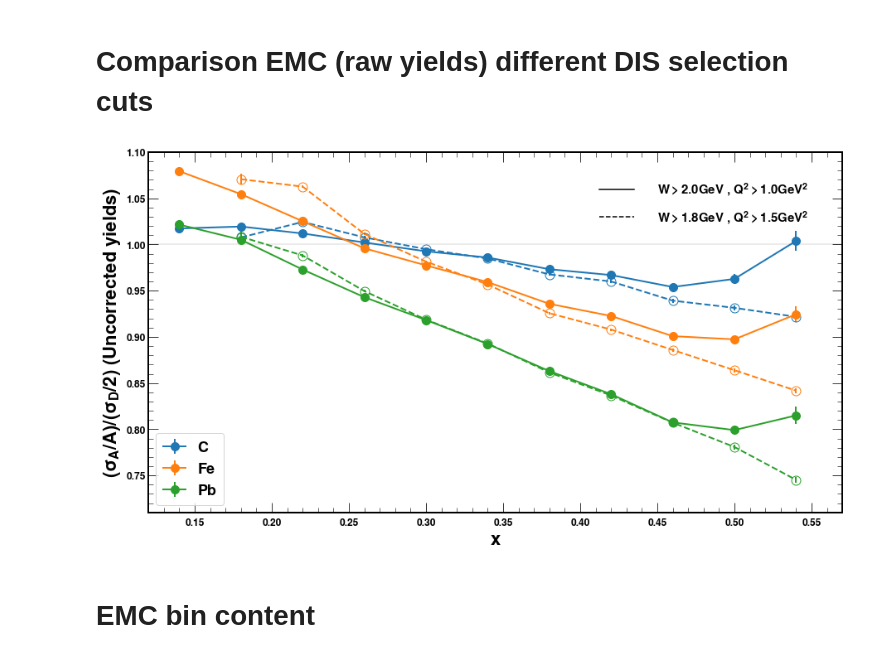
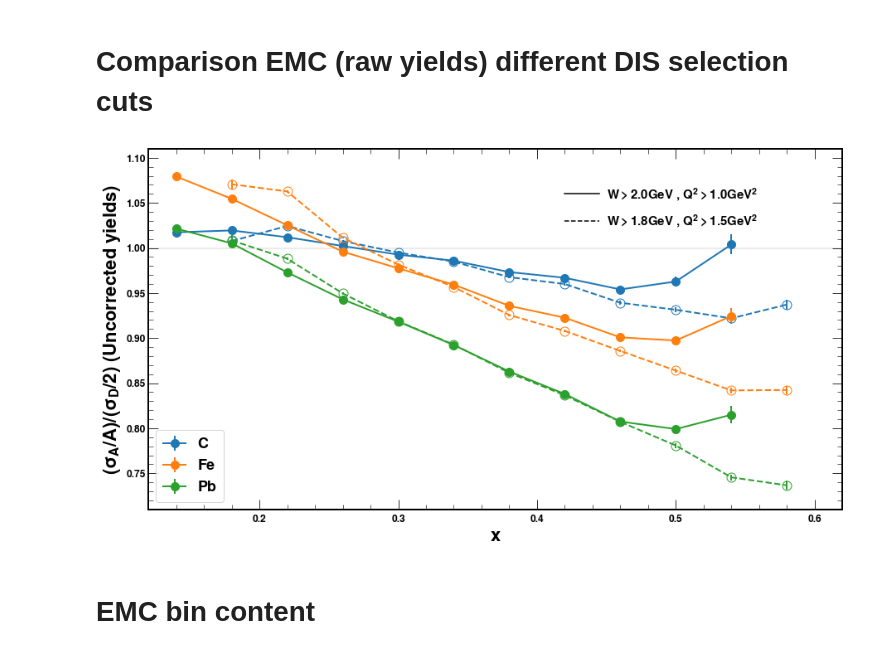
Before and after one commit to smoranvas/RC_studies, a Jupyter notebook: RC_studies.ipynb, the cells around one changed output. Saved outputs shown, nothing was run; the diff lists cells and outputs as text; code cells hidden in the pictures.

```diff
--- a/RC_studies.ipynb
+++ b/RC_studies.ipynb
@@ -440,7 +708,8 @@ plt.show()
 # %%
 fig = plt.figure(figsize=(15,8))
 for target in ['D', 'C', 'Fe', 'Pb']:
-    plt.errorbar(x,y['%s_external_w20_q210_2Dim'%target]/y['%s_external_w20_q210_1Dim'%target],yerr=0,fmt='-',label=target, lw=2)
+    plt.errorbar(x,y['%s_external_w20_q210_2Dim_RC'%target]/y['%s_external_w20_q210_1Dim_RC'%target],yerr=0,
+                 fmt='-',label=target, lw=2)
 plt.ylim([1.015,1.08])
 plt.xlabel('Bins',fontsize=22, fontweight='bold', loc='center')
 plt.ylabel('$\sigma_{Rad}/\sigma_{Born}$ (2D) / $\sigma_{Rad}/\sigma_{Born}$ (1D)',fontsize=22, fontweight='bold', loc='center')
@@ -456,15 +725,17 @@ plt.show()
 # %%
 fig = plt.figure(figsize=(15,8))
 for target in ['D', 'C', 'Fe', 'Pb']:
-    plt.errorbar(x,y['%s_external_w18_q215_2Dim'%target]/y['%s_external_w18_q215_1Dim'%target],yerr=0,fmt='-',label=target, lw=2)
+    plt.errorbar(x_2,y['%s_external_w18_q215_2Dim_RC'%target]/y['%s_external_w18_q215_1Dim_RC'%target],
+                 yerr=0,fmt='-',label=target, lw=2)
 plt.ylim([1.015,1.08])
 plt.xlabel('Bins',fontsize=22, fontweight='bold', loc='center')
-plt.ylabel('$\sigma_{Rad}/\sigma_{Born}$ (2D) / $\sigma_{Rad}/\sigma_{Born}$ (1D)',fontsize=22, loc='center', fontweight='bold')
+plt.ylabel('$\sigma_{Rad}/\sigma_{Born}$ (2D) / $\sigma_{Rad}/\sigma_{Born}$ (1D)',fontsize=22, loc='center',
+           fontweight='bold')
 plt.legend(title='       2D/1D\nW>1.8,Q2>1.5',loc='best',ncol=1,frameon=True,fontsize=18,title_fontsize=18)
 plt.tick_params(axis='both', which='major', labelsize=12)
 plt.tick_params(axis='both', which='minor', labelsize=12)
-plt.savefig('RC_External_w18_q215_2Dto1Dratio_132Bins.pdf', bbox_inches='tight')
-plt.savefig('RC_External_w18_q215_2Dto1Dratio_132Bins.png', bbox_inches='tight')
+plt.savefig('RC_External_w18_q215_2Dto1Dratio_156Bins.pdf', bbox_inches='tight')
+plt.savefig('RC_External_w18_q215_2Dto1Dratio_156Bins.png', bbox_inches='tight')
 
 plt.show()
 # %% [output]
@@ -650,55 +891,56 @@ plt.show()
 emc_raw={}
 # raw means no correction (AC or CC or RC or ISO) to the data
 x_emc_raw = np.array([ 0.14,0.18,0.22,0.26,0.3,0.34,0.38,0.42,0.46,0.5,0.54])
+x_emc_raw_2 = np.array([ 0.14,0.18,0.22,0.26,0.3,0.34,0.38,0.42,0.46,0.5,0.54 , 0.58])
 emc_raw['C_w20_q210']  = np.array([ 1.01732 , 1.01942 , 1.0119 , 1.00218 , 0.992564 , 0.985872 , 0.973232 , 0.966894 , 0.953972 , 0.96275 , 1.00379  ])
 emc_raw['Fe_w20_q210'] = np.array([ 1.07931 , 1.05448 , 1.02515 , 0.99587 , 0.977382 , 0.959292 , 0.935763 , 0.92263 , 0.900789 , 0.897329 , 0.924474  ])
 emc_raw['Pb_w20_q210'] = np.array([ 1.02152 , 1.0051 , 0.972885 , 0.942952 , 0.918253 , 0.892297 , 0.862957 , 0.837995 , 0.807421 , 0.799095 , 0.814977 ])
 
-emc_raw['C_w18_q215']  = np.array([ 0 , 1.00762 , 1.02441 , 1.00771 , 0.994877 , 0.984818 , 0.967578 , 0.959982 , 0.939192 , 0.931417 , 0.921694 ])
-emc_raw['Fe_w18_q215'] = np.array([ 0 , 1.07064 , 1.06264 , 1.01141 , 0.981519 , 0.956677 , 0.925576 , 0.907933 , 0.885801 , 0.863943 , 0.841768 ])
-emc_raw['Pb_w18_q215'] = np.array([ 0 , 1.00833 , 0.988104 , 0.949586 , 0.918684 , 0.8928 , 0.861438 , 0.836536 , 0.807143 , 0.780835 , 0.745218  ])
+emc_raw['C_w18_q215']  = np.array([ 0 , 1.00762 , 1.02441 , 1.00771 , 0.994877 , 0.984818 , 0.967578 , 0.959982 , 0.939192 , 0.931417 , 0.921918 , 0.937192 ])
+emc_raw['Fe_w18_q215'] = np.array([ 0 , 1.07064 , 1.06264 , 1.01141 , 0.981519 , 0.956677 , 0.925576 , 0.907933 , 0.885801 , 0.863943 , 0.84196 , 0.842402 ])
+emc_raw['Pb_w18_q215'] = np.array([ 0 , 1.00833 , 0.988104 , 0.949586 , 0.918684 , 0.8928 , 0.861438 , 0.836536 , 0.807143 , 0.780835 , 0.745555 , 0.736692 ])
 
 emc_raw['C_w20_q210_err']  = np.array([ 0.00164359 , 0.00107071 , 0.00102946 , 0.00107251 , 0.00122078 , 0.0014814 , 0.00185027 , 0.00244645 , 0.00334539 , 0.00526087 , 0.0109457 ])
 emc_raw['Fe_w20_q210_err'] = np.array([ 0.00143926 , 0.000903729 , 0.000847176 , 0.000865025 , 0.00097973 , 0.00118002 , 0.00147297 , 0.00194929 , 0.00265813 , 0.00413138 , 0.00859448 ])
 emc_raw['Pb_w20_q210_err'] = np.array([0.00162572 , 0.0010417 , 0.000984052 , 0.00100975 , 0.00114009 , 0.00136835 , 0.00170373 , 0.00223209 , 0.0030253 , 0.00465863 , 0.00956671  ])
 
-emc_raw['C_w18_q215_err']  = np.array([ 0 , 0.00624223 , 0.00176527 , 0.00141538 , 0.00136139 , 0.00139062 , 0.0014724 , 0.00174616 , 0.00215137 , 0.00279276 , 0.00381648 ])
-emc_raw['Fe_w18_q215_err'] = np.array([ 0 , 0.00562474 , 0.00151728 , 0.00116281 , 0.00109779 , 0.00110446 , 0.0011506 , 0.00135137 , 0.00167893 , 0.00216526 , 0.00293799 ])
-emc_raw['Pb_w18_q215_err'] = np.array([ 0 , 0.00633012 , 0.0017177 , 0.00134487 , 0.00127365 , 0.00128407 , 0.00134198 , 0.00156997 , 0.00194512 , 0.00250186 , 0.00334905  ])
+emc_raw['C_w18_q215_err']  = np.array([0 , 0.00624223 , 0.00176527 , 0.00141538 , 0.00136139 , 0.00139062 , 0.0014724 , 0.00174616 , 0.00215137 , 0.00279276 , 0.00381683 , 0.00575077 ])
+emc_raw['Fe_w18_q215_err'] = np.array([0 , 0.00562474 , 0.00151728 , 0.00116281 , 0.00109779 , 0.00110446 , 0.0011506 , 0.00135137 , 0.00167893 , 0.00216526 , 0.00293829 , 0.0043669 ])
+emc_raw['Pb_w18_q215_err'] = np.array([0 , 0.00633012 , 0.0017177 , 0.00134487 , 0.00127365 , 0.00128407 , 0.00134198 , 0.00156997 , 0.00194512 , 0.00250186 , 0.0033498 , 0.00494231  ])
 
 if (emc_raw['C_w18_q215'][0] == 0):         emc_raw['C_w18_q215'][0] = np.nan
 if (emc_raw['Fe_w18_q215'][0] == 0):        emc_raw['Fe_w18_q215'][0] = np.nan
 if (emc_raw['Pb_w18_q215'][0] == 0):        emc_raw['Pb_w18_q215'][0] = np.nan
 
 fig = plt.figure(figsize=(15,8))
 plt.axhline(y=1.0,color='black',linestyle='-', alpha=0.1 )
 for target in ['C', 'Fe', 'Pb']:
     plt.errorbar(x_emc_raw,emc_raw['%s_w20_q210'%target],yerr=emc_raw['%s_w20_q210_err'%target],
                  lw=2,fmt='-o',label="%s"%target, color=colors[target], ms=10   )
-    plt.errorbar(x_emc_raw,emc_raw['%s_w18_q215'%target],yerr=emc_raw['%s_w18_q215_err'%target],
+    plt.errorbar(x_emc_raw_2,emc_raw['%s_w18_q215'%target],yerr=emc_raw['%s_w18_q215_err'%target],
                  lw=2,fmt='--o', color=colors[target], ms=11 , fillstyle='none')
-plt.ylim([0.71,1.1])
-plt.xlim([0.12,0.57])
+plt.ylim([0.71,1.11])
+plt.xlim([0.12,0.62])
 plt.xlabel('$x$',fontsize=22, fontweight='bold', loc='center')
 plt.ylabel('$(\sigma_{A}/A)/(\sigma_{D}/2)$ (Uncorrected yields)',fontsize=22, loc='center', fontweight='bold')
 plt.legend(loc='lower left',ncol=1,frameon=True,fontsize=18)
 plt.tick_params(axis='both', which='major', labelsize=12)
 plt.tick_params(axis='both', which='minor', labelsize=12)
 
 plt.text(0.45, 1.06, '$W>2.0 GeV $ , $ Q^{2}>1.0 GeV^{2}$', fontsize=15, va='center', fontweight="bold")
 plt.text(0.45, 1.03, '$W>1.8 GeV $ , $ Q^{2}>1.5 GeV^{2}$', fontsize=15, va='center', fontweight="bold")
 
-plt.axhline(y = 1.06, color = 'black', linestyle = '-'  , xmin = 0.65, xmax = 0.7)
-plt.axhline(y = 1.03, color = 'black', linestyle = '--' , xmin = 0.65, xmax = 0.7)
+plt.axhline(y = 1.06, color = 'black', linestyle = '-'  , xmin = 0.6, xmax = 0.65)
+plt.axhline(y = 1.03, color = 'black', linestyle = '--' , xmin = 0.6, xmax = 0.65)
 
 
 plt.savefig('EMC_rawYields_comp_DIS_cuts.pdf', bbox_inches='tight')
 plt.savefig('EMC_rawYields_comp_DIS_cuts.png', bbox_inches='tight')
 
 plt.show()
 
 ## note: I can't make the comparison with AC because by default Hayk's simulations have the W>2.0 in them
 # %% [output]
-[figure, old version]
+[figure, new version]
 # %% [markdown]
 # EMC bin content
```
Also changed, not shown: parts of 55 cells of this notebook.
